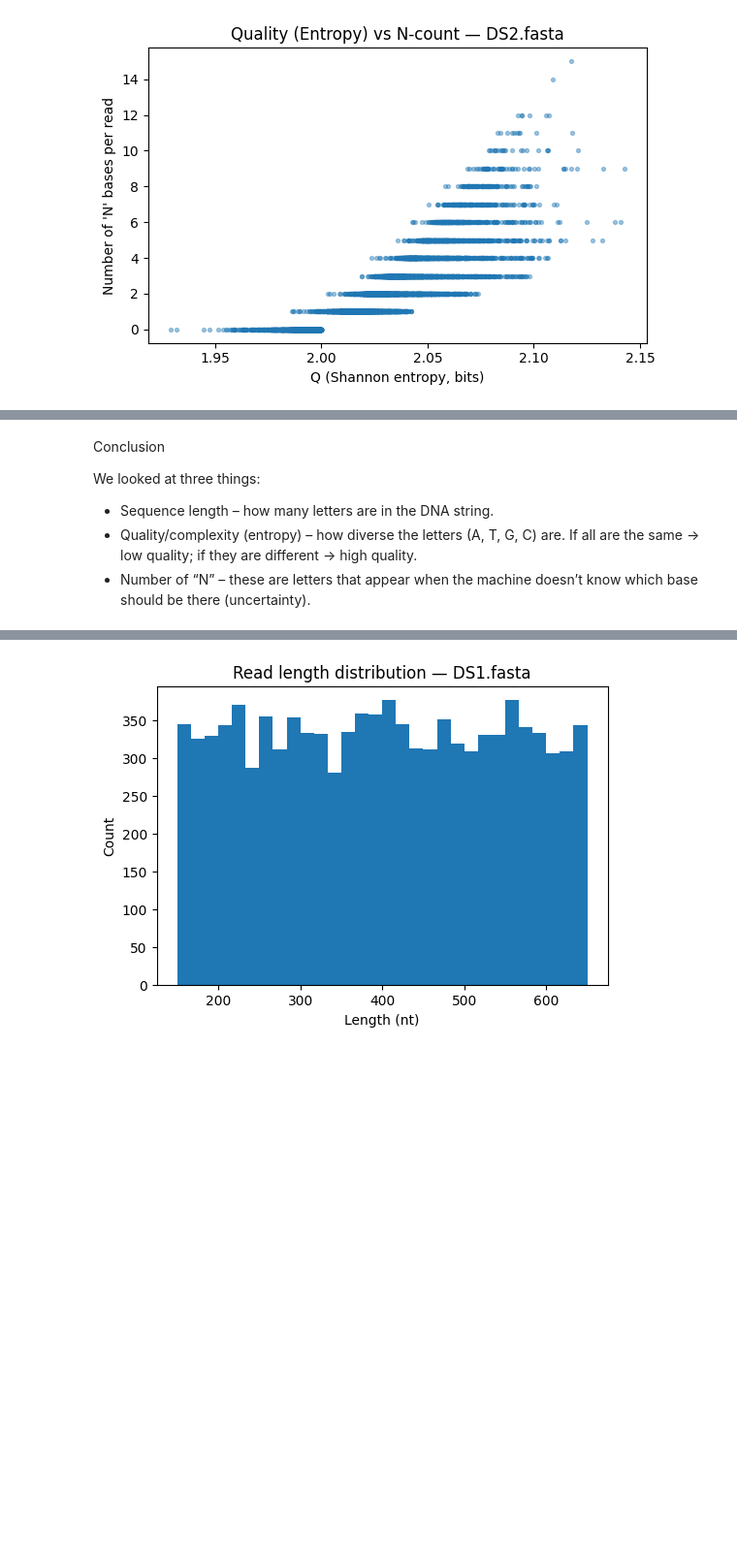
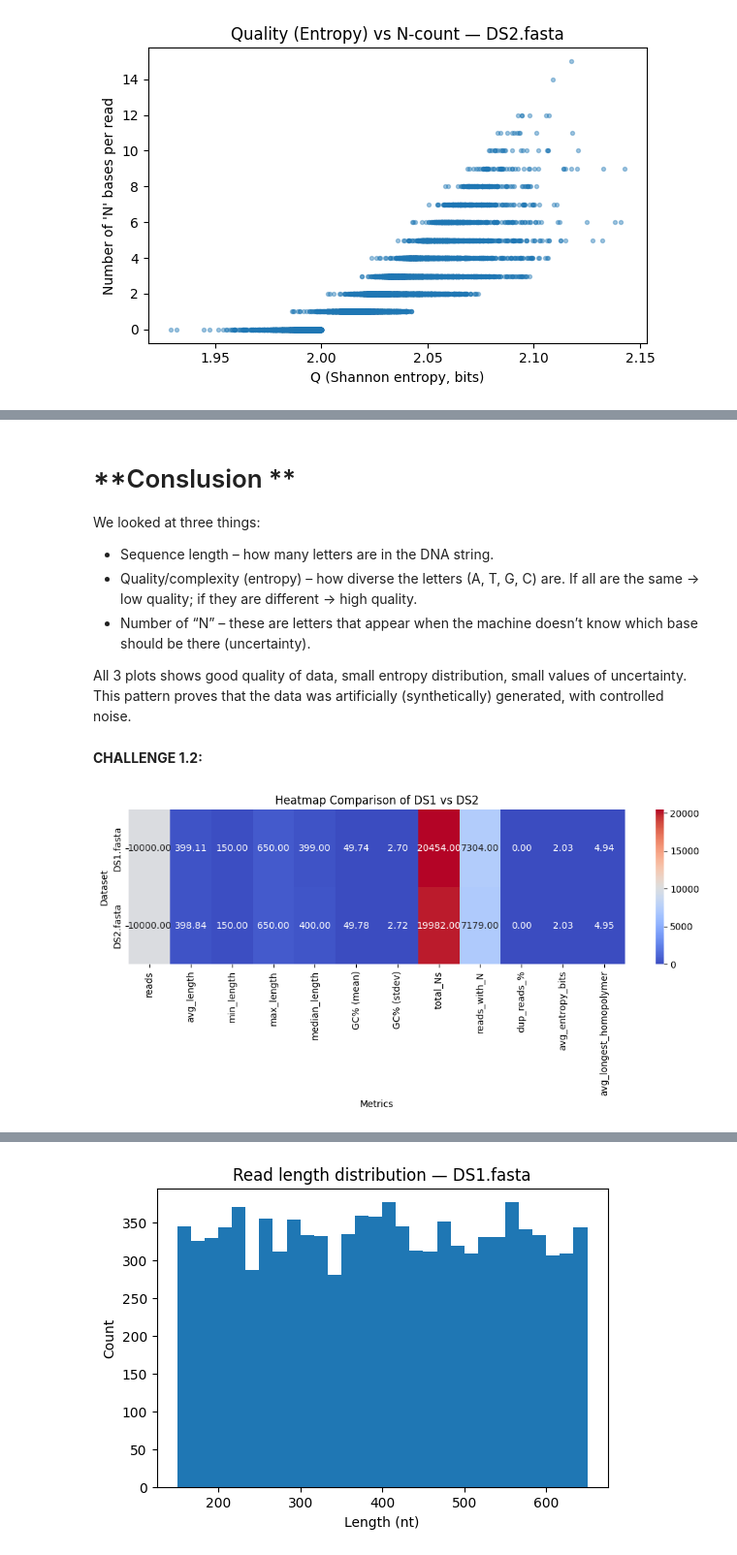
Before and after one commit to svetlanama/experimental_design_and_data_reproducibility, a Jupyter notebook: _Svitlana_Surname_Practical2_identifier.ipynb, the cells around one changed output, grey strips where cells are left out. Shown at 97% size. Cells and saved outputs as stored; diff of their text form; code cells hidden in the pictures; blank space fills up the shorter version.

Commit message:
Challenge 1 - finalise

```diff
--- a/_Svitlana_Surname_Practical2_identifier.ipynb
+++ b/_Svitlana_Surname_Practical2_identifier.ipynb
@@ -213,8 +226,29 @@ for fname, g in reads_df.groupby("file"):
 # %% [markdown]
-Conclusion
+# **Conslusion **
 
 
 We looked at three things:
 - Sequence length – how many letters are in the DNA string.
 - Quality/complexity (entropy) – how diverse the letters (A, T, G, C) are. If all are the same → low quality; if they are different → high quality.
 - Number of “N” – these are letters that appear when the machine doesn’t know which base should be there (uncertainty).
+
+All 3 plots shows good quality of data, small entropy distribution, small values of uncertainty.  This pattern proves that the data was artificially (synthetically) generated, with controlled noise.
+# %% [markdown]
+**CHALLENGE 1.2:**
+# %%
+import seaborn as sns
+import matplotlib.pyplot as plt
+
+
+# Pick only numeric columns for heatmap
+numeric_summary = summary.set_index("file").select_dtypes(include=[float, int])
+
+plt.figure(figsize=(10,5))
+sns.heatmap(numeric_summary, annot=True, cmap="coolwarm", fmt=".2f")
+plt.title("Heatmap Comparison of DS1 vs DS2")
+plt.ylabel("Dataset")
+plt.xlabel("Metrics")
+plt.tight_layout()
+plt.show()
+# %% [output]
+[figure, added]
```
Also changed, not shown: parts of 10 cells of this notebook.
